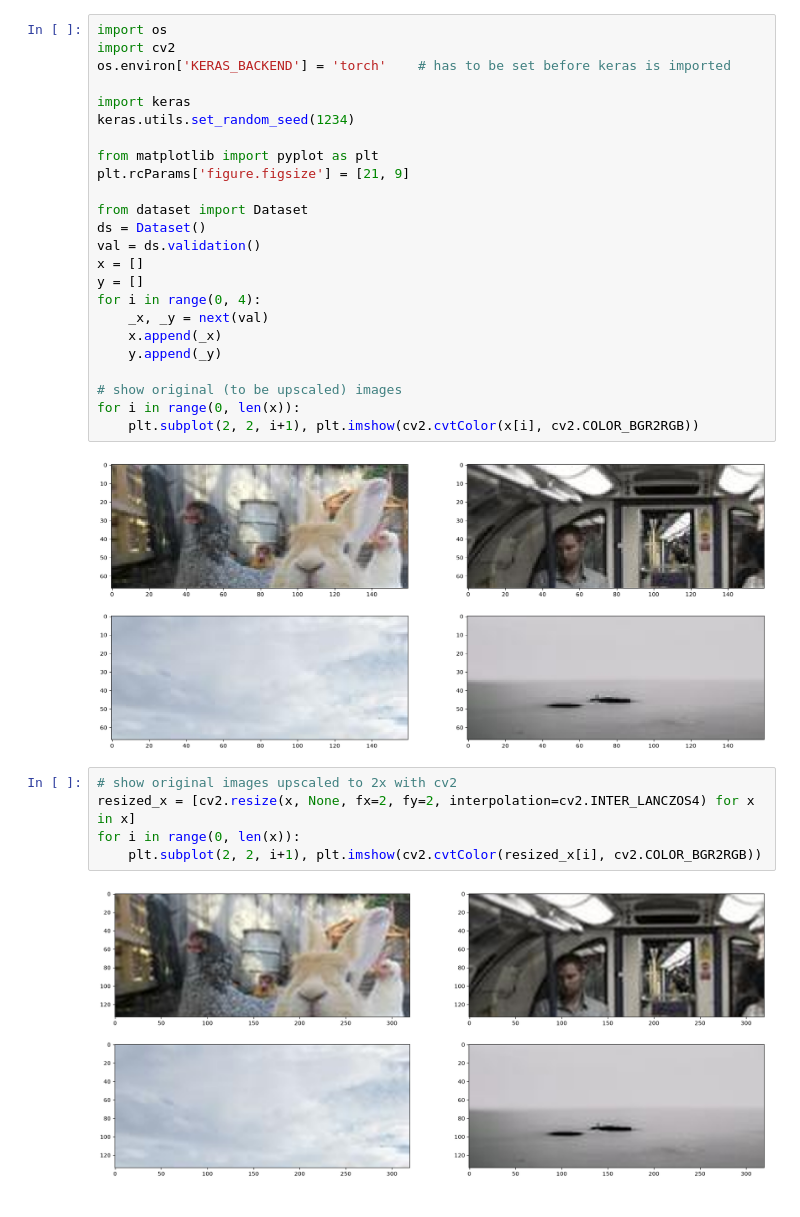
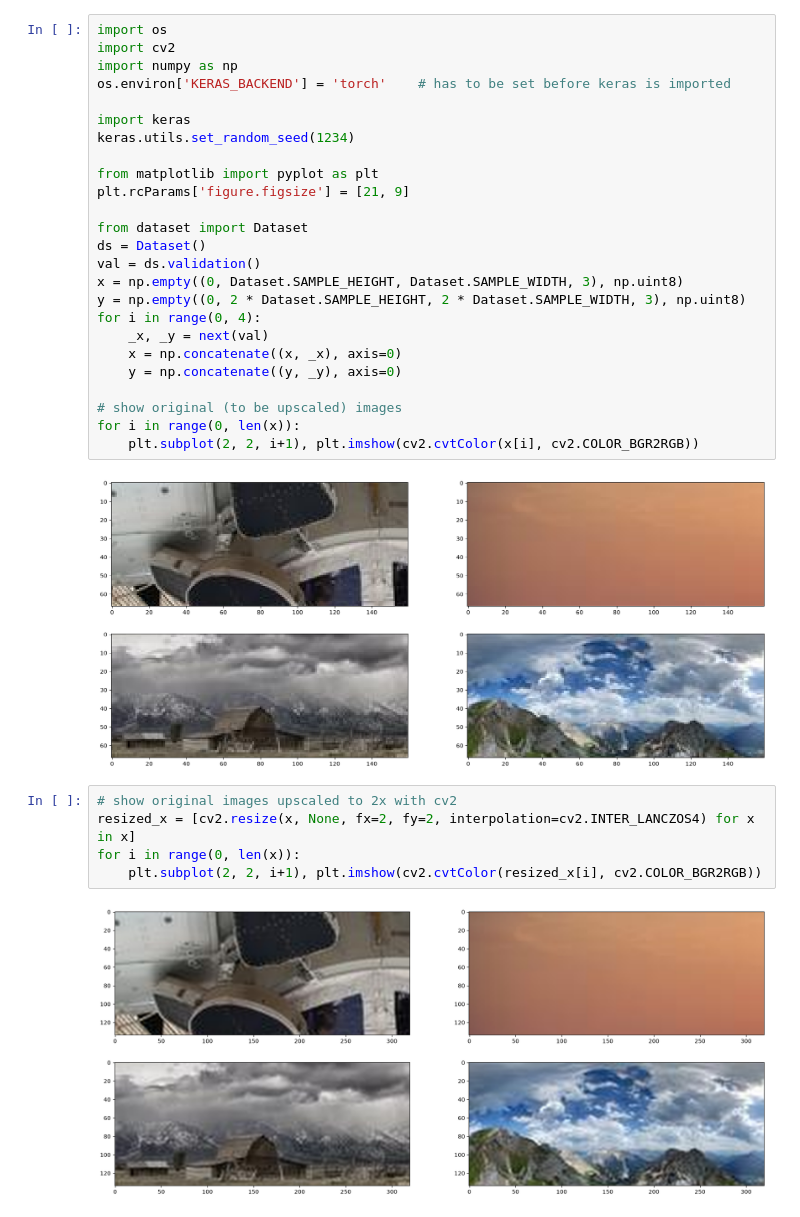
Before and after one commit to andreasvonvogt/cv-course-project, a Jupyter notebook: compare.ipynb, the cells around one changed output. Cells and saved outputs as stored; diff of their text form.

Commit message:
Use numpy arrays as batches, loop validation generator
Fix the dataset class to be usable for model.fit()

```diff
--- a/compare.ipynb
+++ b/compare.ipynb
@@ -1,36 +1,37 @@
 # %%
 import os
 import cv2
+import numpy as np
 os.environ['KERAS_BACKEND'] = 'torch'    # has to be set before keras is imported
 
 import keras
 keras.utils.set_random_seed(1234)
 
 from matplotlib import pyplot as plt
 plt.rcParams['figure.figsize'] = [21, 9]
 
 from dataset import Dataset
 ds = Dataset()
 val = ds.validation()
-x = []
-y = []
+x = np.empty((0, Dataset.SAMPLE_HEIGHT, Dataset.SAMPLE_WIDTH, 3), np.uint8)
+y = np.empty((0, 2 * Dataset.SAMPLE_HEIGHT, 2 * Dataset.SAMPLE_WIDTH, 3), np.uint8)
 for i in range(0, 4):
     _x, _y = next(val)
-    x.append(_x)
-    y.append(_y)
+    x = np.concatenate((x, _x), axis=0)
+    y = np.concatenate((y, _y), axis=0)
 
 # show original (to be upscaled) images
 for i in range(0, len(x)):
     plt.subplot(2, 2, i+1), plt.imshow(cv2.cvtColor(x[i], cv2.COLOR_BGR2RGB))
 # %% [output]
-[figure, old version]
+[figure, new version]
 # %%
 # show original images upscaled to 2x with cv2
 resized_x = [cv2.resize(x, None, fx=2, fy=2, interpolation=cv2.INTER_LANCZOS4) for x in x]
 for i in range(0, len(x)):
     plt.subplot(2, 2, i+1), plt.imshow(cv2.cvtColor(resized_x[i], cv2.COLOR_BGR2RGB))
 # %% [output]
-[figure, old version]
+[figure, new version]
 # %%
 # show original 2x scaled images
 for i in range(0, len(y)):
```
Also changed, not shown: parts of 1 cell of this notebook, 1 other file.
